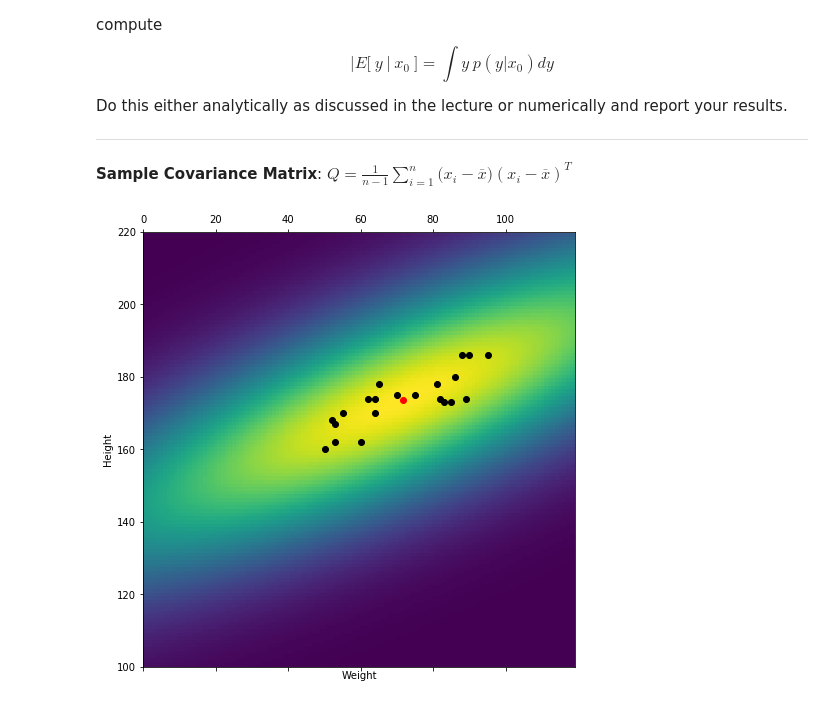
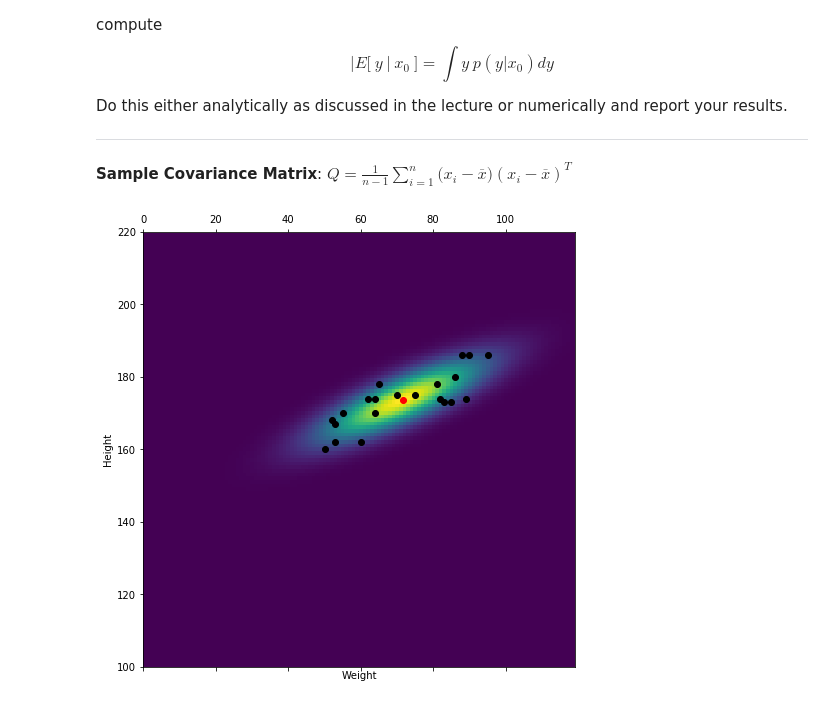
Before and after one commit to jutanke/bit_projects, a Jupyter notebook: project2/my_solution.ipynb, the cells around one changed output. Saved outputs shown, nothing was run; the diff lists cells and outputs as text; code cells hidden in the pictures.

Commit message:
rectify plotting

```diff
--- a/project2/my_solution.ipynb
+++ b/project2/my_solution.ipynb
@@ -186,32 +186,33 @@ H = H[w_mask]
 H_to_predict = H[pred_mask]
 
 ax.scatter(W, H, color='black')
 ax.set_xlabel('Weight')
 ax.set_ylabel('Height')
 ax.set_ylim([100, 220])
 ax.set_xlim([0, 119])
 
 # --------------------------------
 # mean
 X = np.array([W, H])
 mu = np.expand_dims(np.mean(X, 1), 1)  # expand so inner product works
 ax.scatter(mu[0], mu[1], color='red')
 
 # cov
-Q = (X-mu) @ (X-mu).T
+_, n = X.shape
+Q = (1/(n-1)) * ((X-mu) @ (X-mu).T)
 
 # ---
 F = multivariate_normal(np.squeeze(mu), Q)
 
 Im = np.zeros((220, 120))
 
 for i,w in enumerate(range(0, 120)):  # welp, this sucks and could be
     for j,h in enumerate(range(0, 220)):  # better but who cares (I dont)
         Im[j,i] = F.pdf([w, h])
 
 ax.matshow(Im)
 
 # --------------------------------
 plt.show()
 # %% [output]
-[figure, old version]
+[figure, new version]
```
